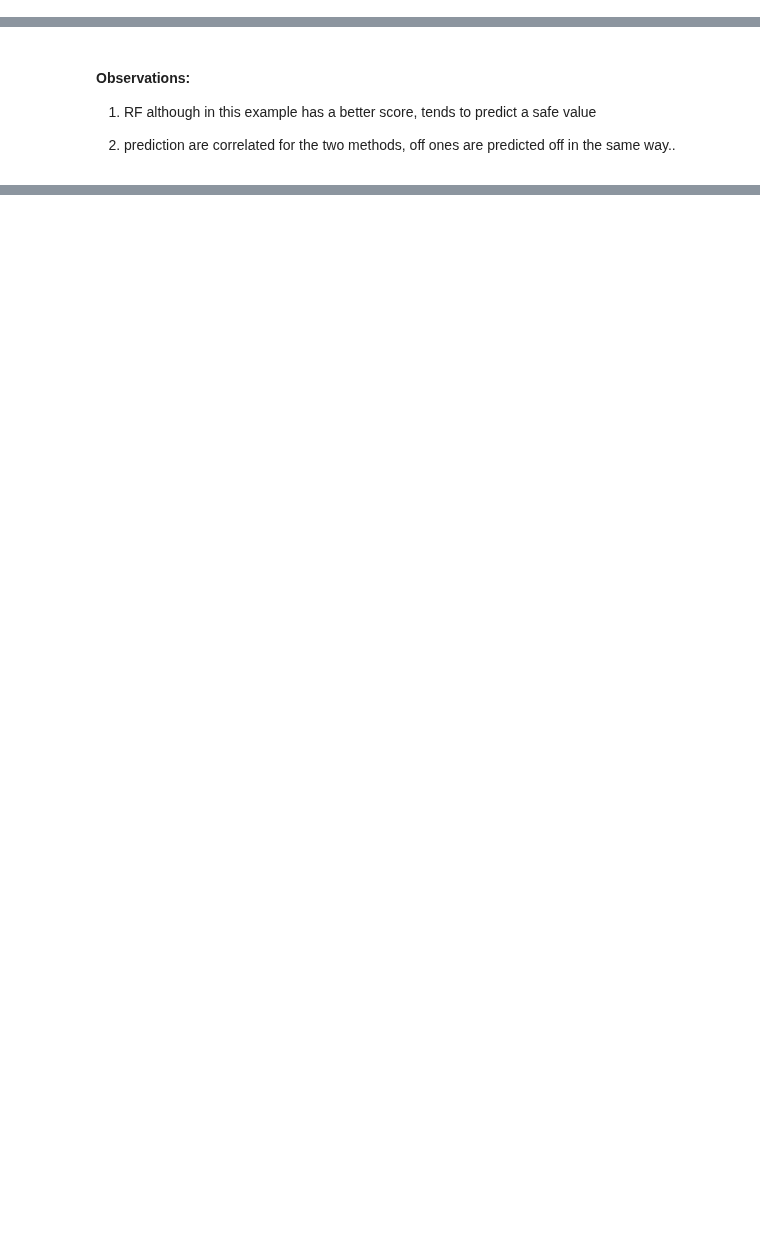
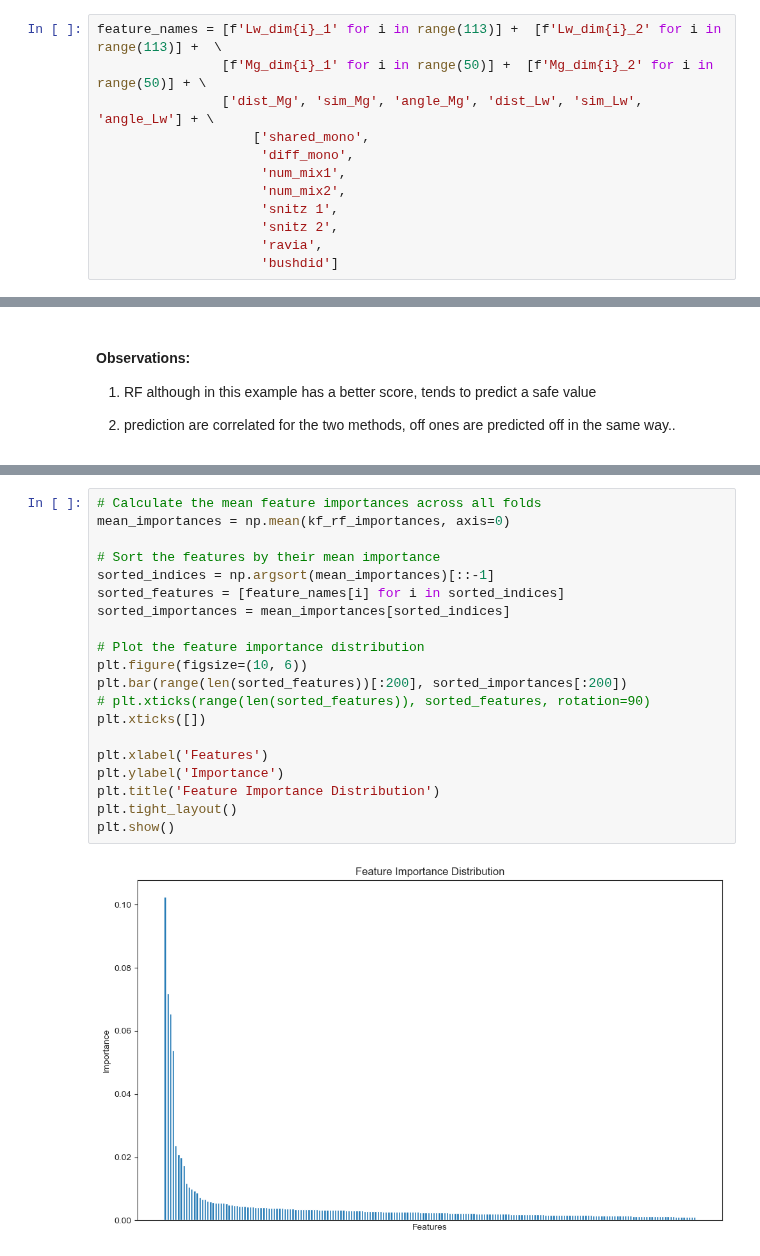
Before and after one commit to cici-xingyu-zheng/Dream2024, a Jupyter notebook: Notebooks/Leffingwell_plus_Morgan.ipynb, the cells around one changed output, grey strips where cells are left out. Drawn from its saved outputs; the diff is of its cells as text; blank space fills up the shorter version.

```diff
--- a/Notebooks/Leffingwell_plus_Morgan.ipynb
+++ b/Notebooks/Leffingwell_plus_Morgan.ipynb
@@ -91,6 +93,18 @@ X_features = np.hstack( (X_pairs_l, X_pairs_m,
                         np.array(diff_monos).reshape(500, 1),
                         np.array(num_mixtures).reshape(500,2),
                         data_arr))
+# %%
+feature_names = [f'Lw_dim{i}_1' for i in range(113)] +  [f'Lw_dim{i}_2' for i in range(113)] +  \
+                [f'Mg_dim{i}_1' for i in range(50)] +  [f'Mg_dim{i}_2' for i in range(50)] + \
+                ['dist_Mg', 'sim_Mg', 'angle_Mg', 'dist_Lw', 'sim_Lw', 'angle_Lw'] + \
+                    ['shared_mono',
+                     'diff_mono',
+                     'num_mix1',
+                     'num_mix2',
+                     'snitz 1',
+                     'snitz 2',
+                     'ravia',
+                     'bushdid']
 # %% [markdown]
 ### Correlation between combined mixture embeddings and eperimetal values
 # %%
@@ -233,0 +238,22 @@ plt.show()
+# %%
+# Calculate the mean feature importances across all folds
+mean_importances = np.mean(kf_rf_importances, axis=0)
+
+# Sort the features by their mean importance
+sorted_indices = np.argsort(mean_importances)[::-1]
+sorted_features = [feature_names[i] for i in sorted_indices]
+sorted_importances = mean_importances[sorted_indices]
+
+# Plot the feature importance distribution
+plt.figure(figsize=(10, 6))
+plt.bar(range(len(sorted_features))[:200], sorted_importances[:200])
+# plt.xticks(range(len(sorted_features)), sorted_features, rotation=90)
+plt.xticks([])
+
+plt.xlabel('Features')
+plt.ylabel('Importance')
+plt.title('Feature Importance Distribution')
+plt.tight_layout()
+plt.show()
+# %% [output]
+[figure, added]
```
Also changed, not shown: parts of 13 cells of this notebook, 14 other files.
